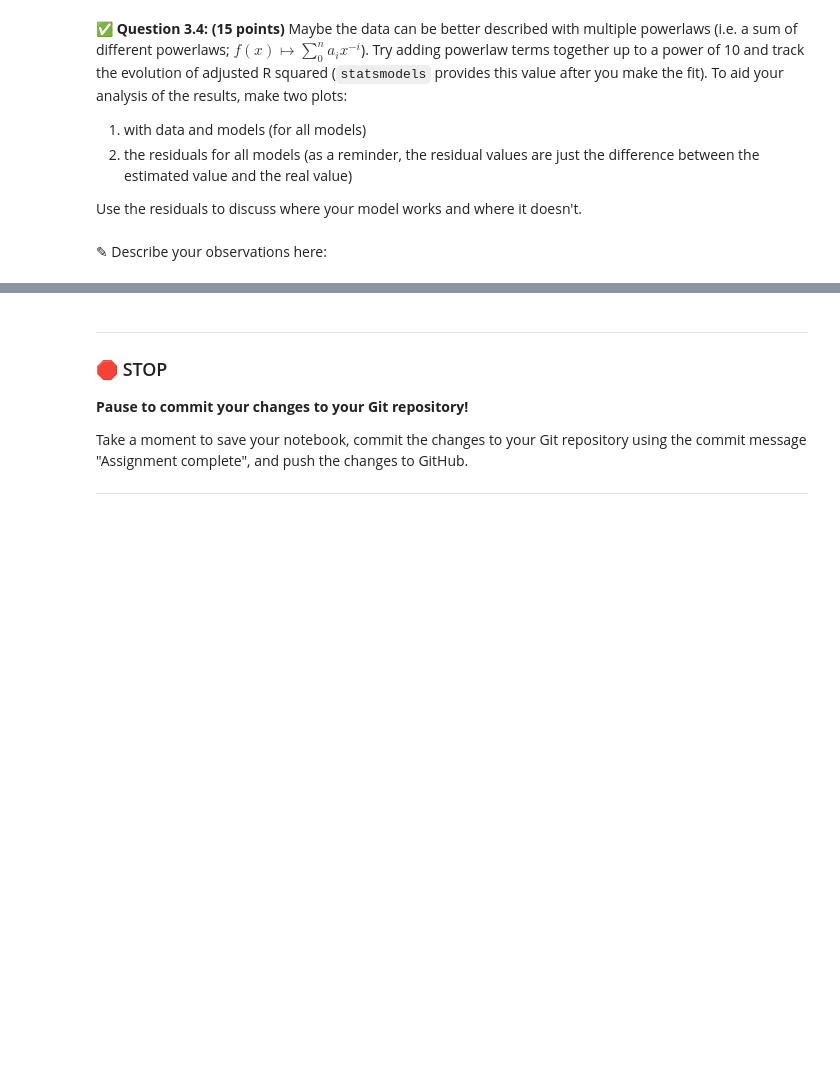
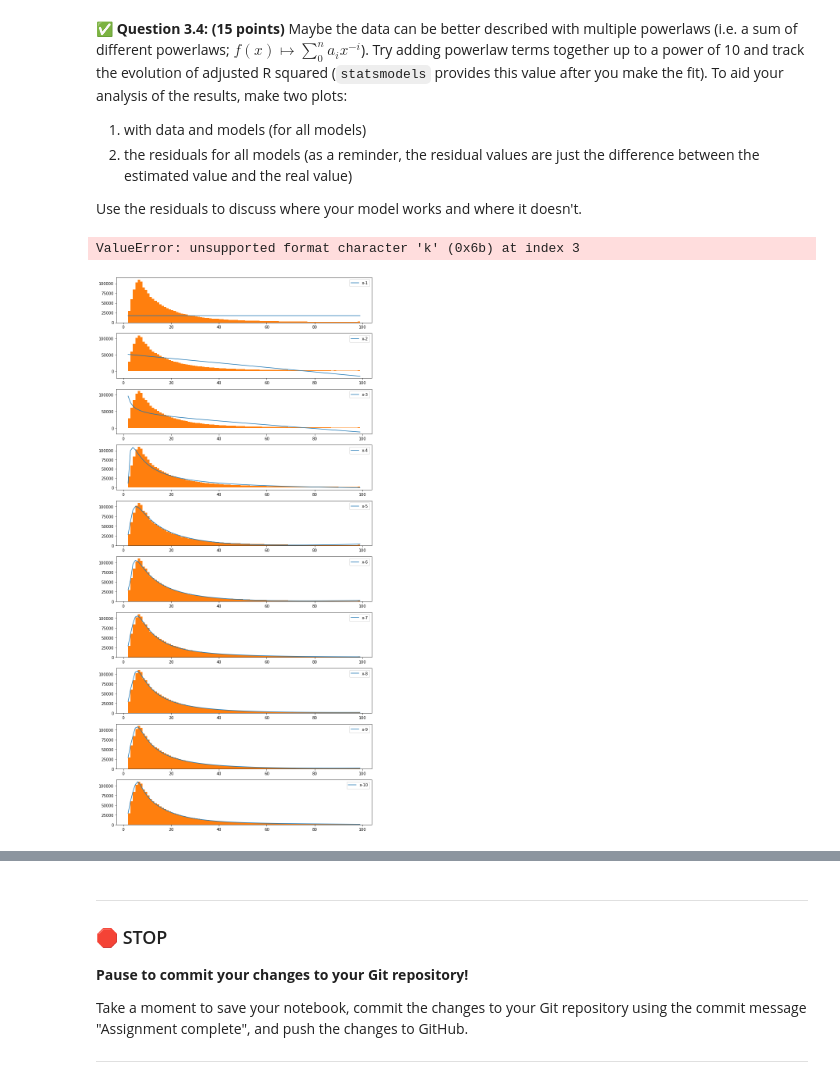
Before and after one commit to cedric-emmanuel/cmse202-s21-turnin, a Jupyter notebook: hw04/HW-04_graph_regression-Cedric_Emmanuel.ipynb, the cells around one changed output, grey strips where cells are left out. Saved outputs shown, nothing was run; the diff lists cells and outputs as text; code cells hidden in the pictures; blank space fills up the shorter version.

```diff
--- a/hw04/HW-04_graph_regression-Cedric_Emmanuel.ipynb
+++ b/hw04/HW-04_graph_regression-Cedric_Emmanuel.ipynb
@@ -375,2 +460,32 @@ Use the residuals to discuss where your model works and where it doesn't.
-# %% [markdown]
-<font size=+3>&#9998;</font> Describe your observations here:
+# %%
+# Put your code here
+x_cnst = sm.add_constant(x_ary)
+x=1/(deg[2:,0])
+df=pd.DataFrame(x_cnst)
+df.columns=["const","data"]
+df["x^-1"]=x
+for i in range(2,11):
+    df["x%i"%i]=1/(x_ary**i)
+plt.figure(figsize=(10, 20))
+x=[]
+r_sq=[]
+for i in range(1,12):
+    x=df[df.columns[0:i]]
+    model = sm.OLS(deg[2:,1], x)
+    res=model.fit()
+    r_sq.append(res.rsquared_adj)
+    y_pred=res.predict()
+    if i<11:
+        plt.subplot(10,1,i)
+        plt.plot(x_ary,y_pred,label="x%-i"%-i)
+        plt.legend()
+    else:
+        plt.subplot(10,1,i-1)
+        k=i-1
+        plt.plot(x_ary,y_pred,label="x%-k"%-k)
+        plt.legend()
+    plt.hist(deg_hist,bins=97)
+    plt.tight_layout()
+# %% [output]
+ValueError: unsupported format character 'k' (0x6b) at index 3
+[figure, added]
```
Also changed, not shown: parts of 15 cells of this notebook.
